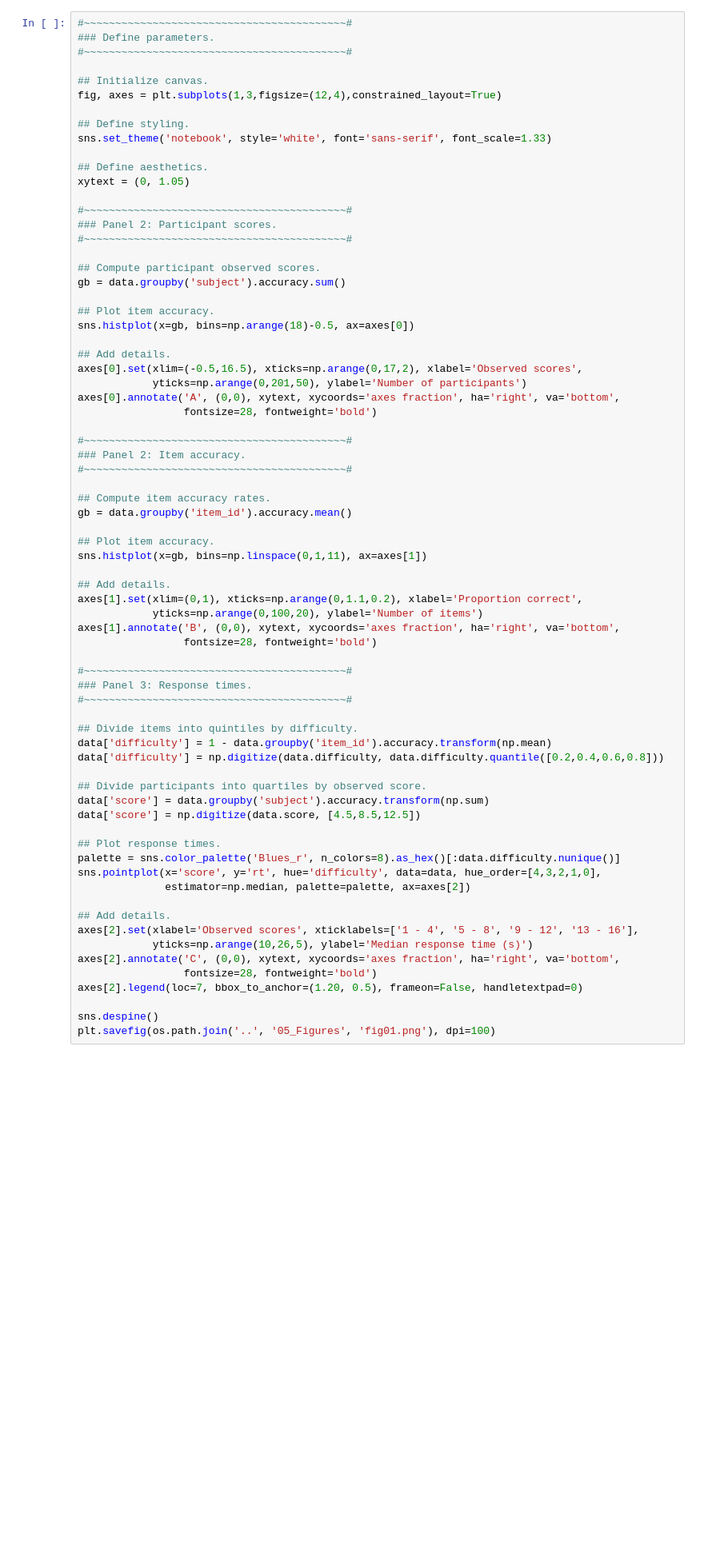
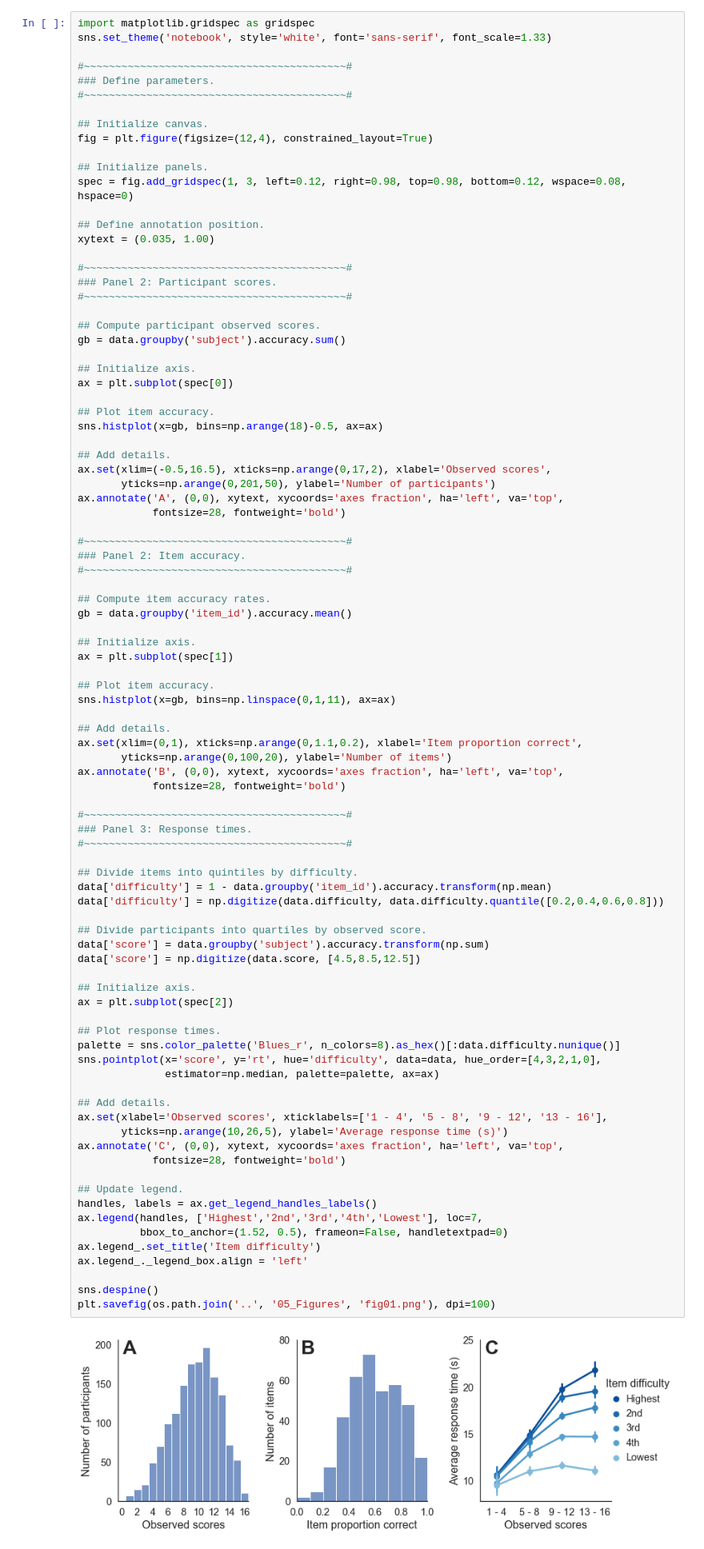
Before and after one commit to ndawlab/mars-irt, a Jupyter notebook: 03_Calibration/02_Descriptive.ipynb, the cells around one changed output. Shown at 80% size. Drawn from its saved outputs; the diff is of its cells as text; blank space fills up the shorter version.

```diff
--- a/03_Calibration/02_Descriptive.ipynb
+++ b/03_Calibration/02_Descriptive.ipynb
@@ -349,16 +286,19 @@ plt.savefig(os.path.join('..', '05_Figures', 'fig01.png'), dpi=100)
 # %%
+import matplotlib.gridspec as gridspec
+sns.set_theme('notebook', style='white', font='sans-serif', font_scale=1.33)
+
 #~~~~~~~~~~~~~~~~~~~~~~~~~~~~~~~~~~~~~~~~~~#
 ### Define parameters.
 #~~~~~~~~~~~~~~~~~~~~~~~~~~~~~~~~~~~~~~~~~~#
 
 ## Initialize canvas.
-fig, axes = plt.subplots(1,3,figsize=(12,4),constrained_layout=True)
+fig = plt.figure(figsize=(12,4), constrained_layout=True)
 
-## Define styling.
-sns.set_theme('notebook', style='white', font='sans-serif', font_scale=1.33)
+## Initialize panels.
+spec = fig.add_gridspec(1, 3, left=0.12, right=0.98, top=0.98, bottom=0.12, wspace=0.08, hspace=0)
 
-## Define aesthetics.
-xytext = (0, 1.05)
+## Define annotation position.
+xytext = (0.035, 1.00)
 
 #~~~~~~~~~~~~~~~~~~~~~~~~~~~~~~~~~~~~~~~~~~#
 ### Panel 2: Participant scores.
@@ -367,54 +307,71 @@ xytext = (0, 1.05)
 ## Compute participant observed scores.
 gb = data.groupby('subject').accuracy.sum()
 
+## Initialize axis.
+ax = plt.subplot(spec[0])
+
 ## Plot item accuracy.
-sns.histplot(x=gb, bins=np.arange(18)-0.5, ax=axes[0])
+sns.histplot(x=gb, bins=np.arange(18)-0.5, ax=ax)
 
 ## Add details.
-axes[0].set(xlim=(-0.5,16.5), xticks=np.arange(0,17,2), xlabel='Observed scores',
-            yticks=np.arange(0,201,50), ylabel='Number of participants')
-axes[0].annotate('A', (0,0), xytext, xycoords='axes fraction', ha='right', va='bottom',
-                 fontsize=28, fontweight='bold')
+ax.set(xlim=(-0.5,16.5), xticks=np.arange(0,17,2), xlabel='Observed scores',
+       yticks=np.arange(0,201,50), ylabel='Number of participants')
+ax.annotate('A', (0,0), xytext, xycoords='axes fraction', ha='left', va='top',
+            fontsize=28, fontweight='bold')
 
 #~~~~~~~~~~~~~~~~~~~~~~~~~~~~~~~~~~~~~~~~~~#
 ### Panel 2: Item accuracy.
 #~~~~~~~~~~~~~~~~~~~~~~~~~~~~~~~~~~~~~~~~~~#
 
 ## Compute item accuracy rates.
 gb = data.groupby('item_id').accuracy.mean()
 
+## Initialize axis.
+ax = plt.subplot(spec[1])
+
 ## Plot item accuracy.
-sns.histplot(x=gb, bins=np.linspace(0,1,11), ax=axes[1])
+sns.histplot(x=gb, bins=np.linspace(0,1,11), ax=ax)
 
 ## Add details.
-axes[1].set(xlim=(0,1), xticks=np.arange(0,1.1,0.2), xlabel='Proportion correct',
-            yticks=np.arange(0,100,20), ylabel='Number of items')
-axes[1].annotate('B', (0,0), xytext, xycoords='axes fraction', ha='right', va='bottom',
-                 fontsize=28, fontweight='bold')
+ax.set(xlim=(0,1), xticks=np.arange(0,1.1,0.2), xlabel='Item proportion correct',
+       yticks=np.arange(0,100,20), ylabel='Number of items')
+ax.annotate('B', (0,0), xytext, xycoords='axes fraction', ha='left', va='top',
+            fontsize=28, fontweight='bold')
 
 #~~~~~~~~~~~~~~~~~~~~~~~~~~~~~~~~~~~~~~~~~~#
 ### Panel 3: Response times.
 #~~~~~~~~~~~~~~~~~~~~~~~~~~~~~~~~~~~~~~~~~~#
 
 ## Divide items into quintiles by difficulty.
 data['difficulty'] = 1 - data.groupby('item_id').accuracy.transform(np.mean)
 data['difficulty'] = np.digitize(data.difficulty, data.difficulty.quantile([0.2,0.4,0.6,0.8]))
 
 ## Divide participants into quartiles by observed score.
 data['score'] = data.groupby('subject').accuracy.transform(np.sum)
 data['score'] = np.digitize(data.score, [4.5,8.5,12.5])
 
+## Initialize axis.
+ax = plt.subplot(spec[2])
+
 ## Plot response times.
 palette = sns.color_palette('Blues_r', n_colors=8).as_hex()[:data.difficulty.nunique()]
 sns.pointplot(x='score', y='rt', hue='difficulty', data=data, hue_order=[4,3,2,1,0],
-              estimator=np.median, palette=palette, ax=axes[2])
+              estimator=np.median, palette=palette, ax=ax)
 
 ## Add details.
-axes[2].set(xlabel='Observed scores', xticklabels=['1 - 4', '5 - 8', '9 - 12', '13 - 16'],
-            yticks=np.arange(10,26,5), ylabel='Median response time (s)')
-axes[2].annotate('C', (0,0), xytext, xycoords='axes fraction', ha='right', va='bottom',
-                 fontsize=28, fontweight='bold')
-axes[2].legend(loc=7, bbox_to_anchor=(1.20, 0.5), frameon=False, handletextpad=0)
+ax.set(xlabel='Observed scores', xticklabels=['1 - 4', '5 - 8', '9 - 12', '13 - 16'],
+       yticks=np.arange(10,26,5), ylabel='Average response time (s)')
+ax.annotate('C', (0,0), xytext, xycoords='axes fraction', ha='left', va='top',
+            fontsize=28, fontweight='bold')
+
+## Update legend.
+handles, labels = ax.get_legend_handles_labels()
+ax.legend(handles, ['Highest','2nd','3rd','4th','Lowest'], loc=7,
+          bbox_to_anchor=(1.52, 0.5), frameon=False, handletextpad=0)
+ax.legend_.set_title('Item difficulty')
+ax.legend_._legend_box.align = 'left'
 
 sns.despine()
 plt.savefig(os.path.join('..', '05_Figures', 'fig01.png'), dpi=100)
+# %% [output]
+[figure, added]
```
Also changed, not shown: parts of 1 cell of this notebook, 1 other file.
